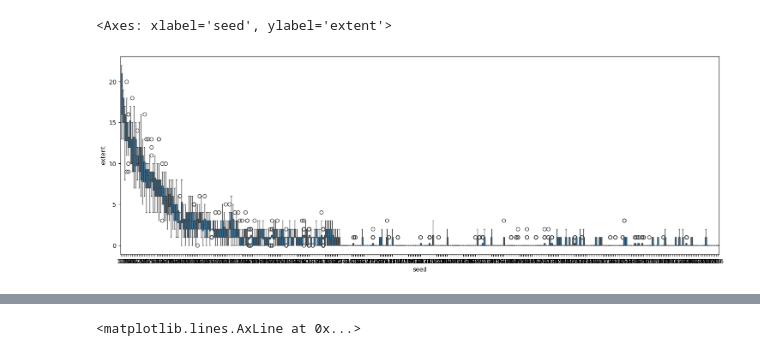
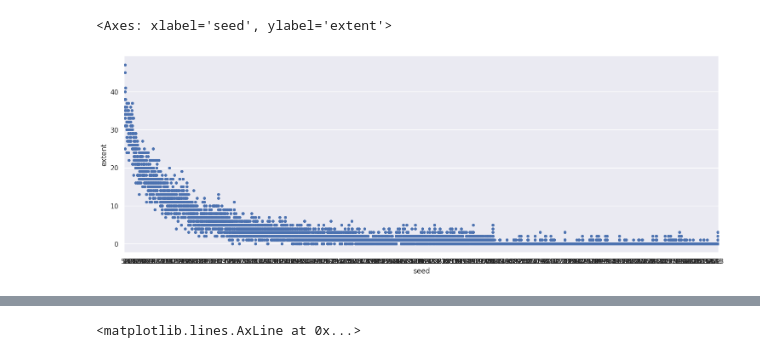
Before and after one commit to dwu0042/explore_echidna, a Jupyter notebook: compute_summary_stats.ipynb, the cells around one changed output, grey strips where cells are left out. Cells and saved outputs as stored; diff of their text form; code cells hidden in the pictures.

Commit message:
Add extent metric computations

```diff
--- a/compute_summary_stats.ipynb
+++ b/compute_summary_stats.ipynb
@@ -62,23 +103,29 @@ sns.boxplot(
 # %%
-summ_temporal = summ.Summariser("zero_sims/temporal/all_sims.h5")
+if True:
+    summ_temporal = summ.Summariser("zero_sims/temporal/all_sims.h5")
 
-temporal_results = summ_temporal.collect(over=None, no_move=True, verbose=False)
+    # temporal_results = summ_temporal.collect(over=None, no_move=True, verbose=False)
 
-temporal_df = summ_temporal.results_to_polars(temporal_results, drop=())
+    temporal_df = summ.Metrics(summ_temporal.results_to_polars(temporal_results, drop=()))
+    temporal_df = temporal_df.add_extent(30)
+
+    temporal_df.write_parquet("./zero_sims/temporal/metrics.parquet")
+else:
+    temporal_df = pl.read_parquet("./zero_sims/temporal/metrics.parquet")
 # %%
 fig, ax = plt.subplots(figsize=(18, 6))
 
 temporal_median_extent = temporal_df.group_by('seed').median().select('seed', 'extent')
 torder = temporal_median_extent.sort('extent', descending=True).select('seed').to_series().to_list()
 
-sns.boxplot(
+sns.stripplot(
     temporal_df.select('seed', 'extent'),
     x='seed',
     y='extent',
     order=torder,
     orient='v',
     ax=ax,
 )
 # %% [output]
 <Axes: xlabel='seed', ylabel='extent'>
-[figure, old version]
+[figure, new version]
```
Also changed, not shown: parts of 23 cells of this notebook, 1 other file.
